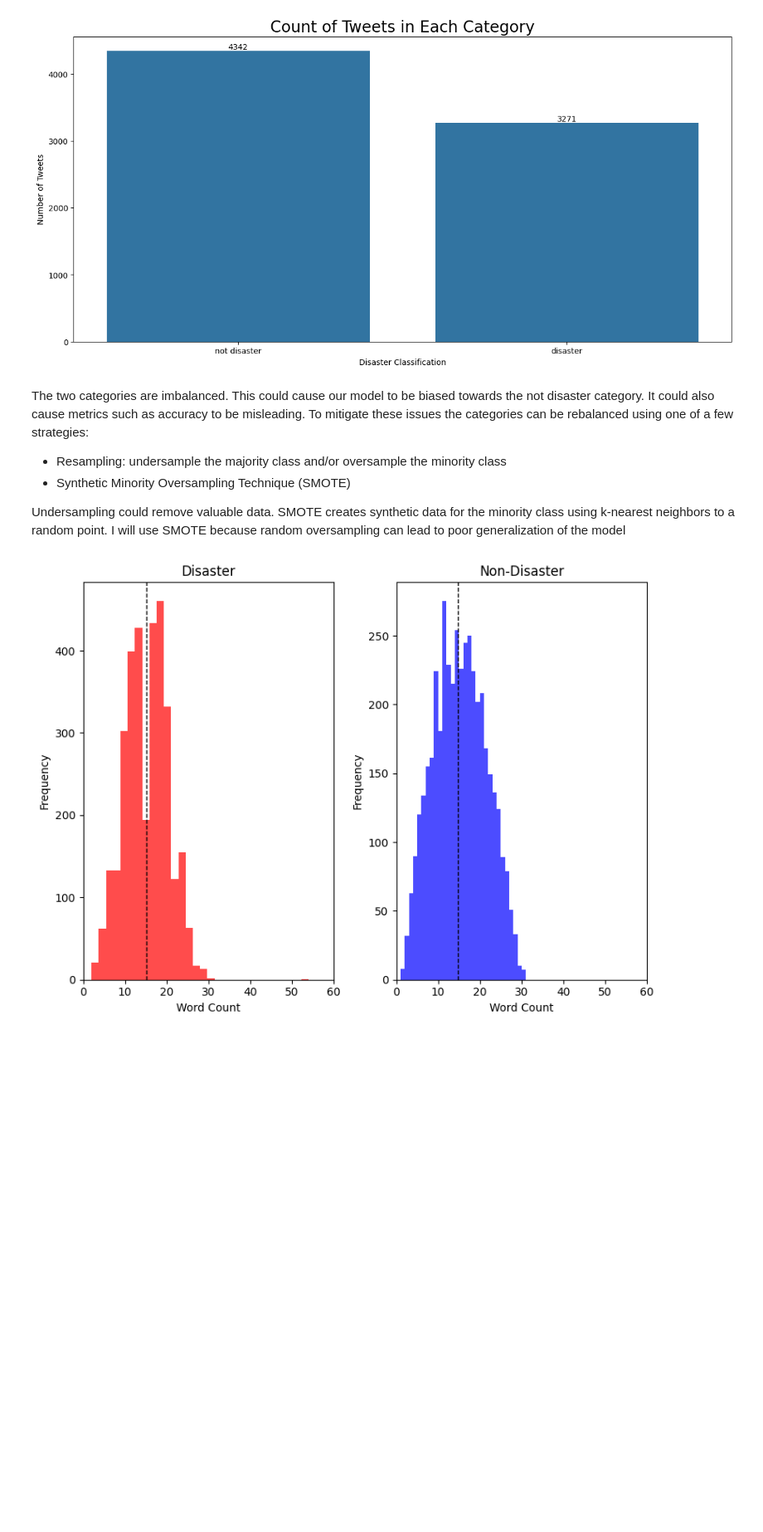
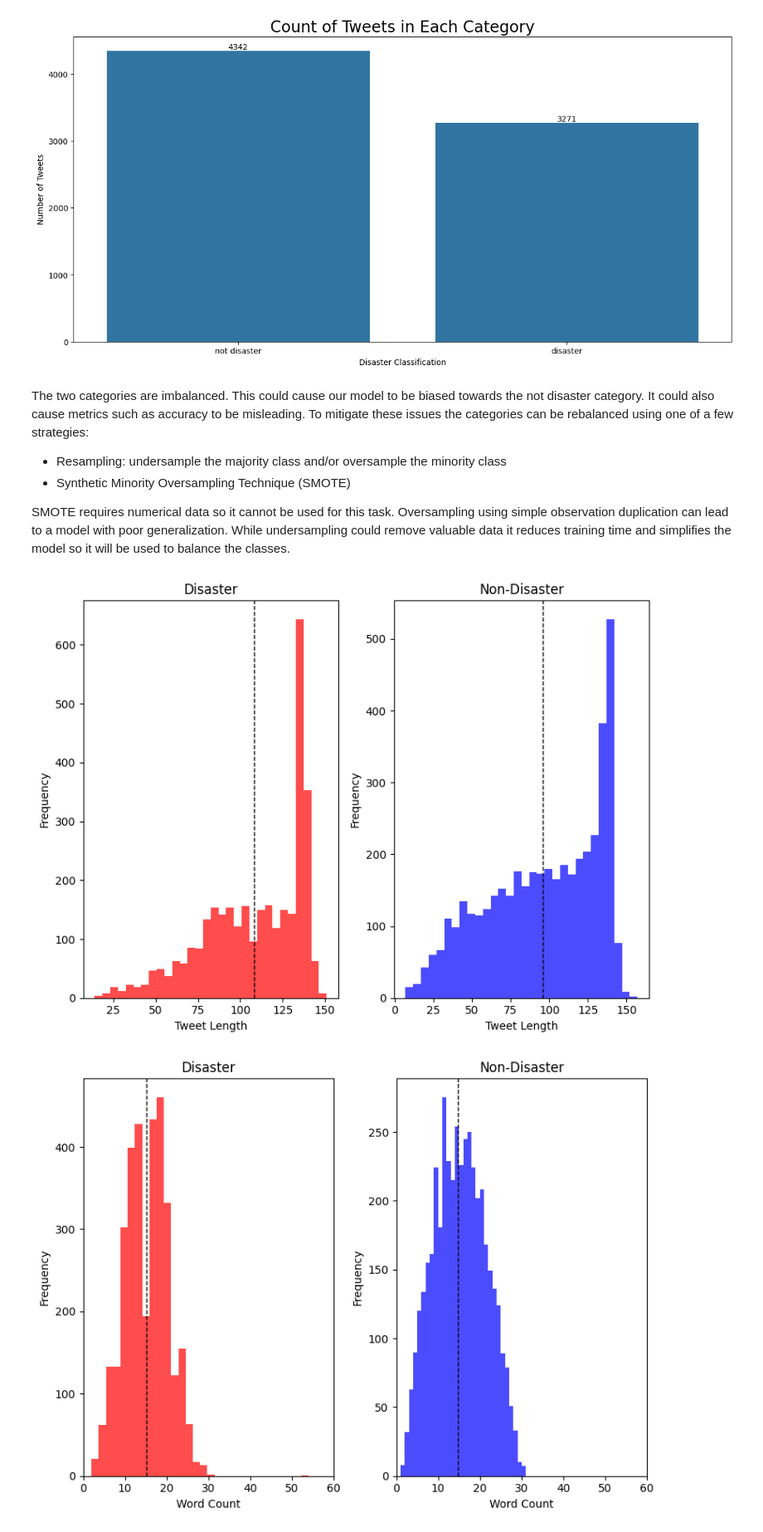
Before and after one commit to wtbtucker/nlp-disaster, a Jupyter notebook: nlp_disaster.ipynb, the cells around one changed output. Shown at 83% size. Saved outputs shown, nothing was run; the diff lists cells and outputs as text; code cells hidden in the pictures; blank space fills up the shorter version.

Commit message:
Balance classes. Having trouble importing keras_nlp to get distill_bert

```diff
--- a/nlp_disaster.ipynb
+++ b/nlp_disaster.ipynb
@@ -116,7 +119,36 @@ The two categories are imbalanced. This could cause our model to be biased towar
 * Resampling: undersample the majority class and/or oversample the minority class
 * Synthetic Minority Oversampling Technique (SMOTE)
 
-Undersampling could remove valuable data. SMOTE creates synthetic data for the minority class using k-nearest neighbors to a random point. I will use SMOTE because random oversampling can lead to poor generalization of the model
+SMOTE requires numerical data so it cannot be used for this task. Oversampling using simple observation duplication can lead to a model with poor generalization. While undersampling could remove valuable data it reduces training time and simplifies the model so it will be used to balance the classes.
+# %%
+disaster_len = train_df[train_df['target']==1]['text'].apply(len)
+mean_disaster_len = np.mean(disaster_len, axis=0)
+
+nondisaster_len = train_df[train_df['target']==0]['text'].apply(len)
+mean_nondisaster_len = np.mean(nondisaster_len, axis=0)
+
+plt.figure(figsize=(12, 6))
+
+# Plot histogram of disaster tweet lengths
+plt.subplot(1, 3, 1)
+plt.hist(disaster_len, bins=30, color='r', alpha=0.7)
+plt.axvline(mean_disaster_len, color='k', linestyle='dashed', linewidth=1)
+plt.title('Disaster')
+plt.xlabel('Tweet Length')
+plt.ylabel('Frequency')
+
+# Plot histogram of nondisaster tweet lengths
+plt.subplot(1, 3, 2)
+plt.hist(nondisaster_len, bins=30, color='b', alpha=0.7)
+plt.axvline(mean_nondisaster_len, color='k', linestyle='dashed', linewidth=1)
+plt.title('Non-Disaster')
+plt.xlabel('Tweet Length')
+plt.ylabel('Frequency')
+
+plt.tight_layout()
+plt.show()
+# %% [output]
+[figure, added]
 # %%
 def get_word_count(tweet: str) -> int:
     return len(tweet.split(' '))
```
Also changed, not shown: parts of 7 cells of this notebook.
